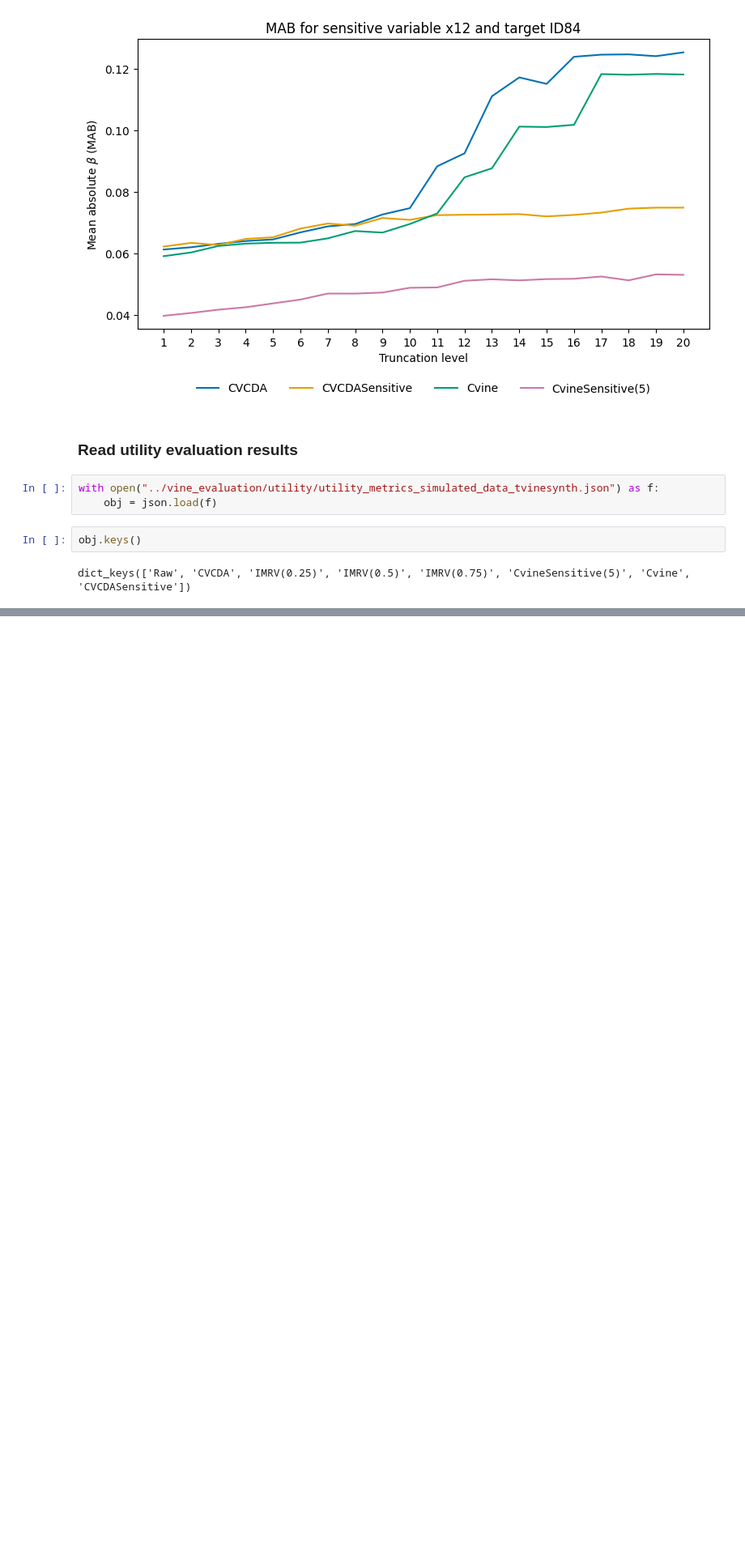
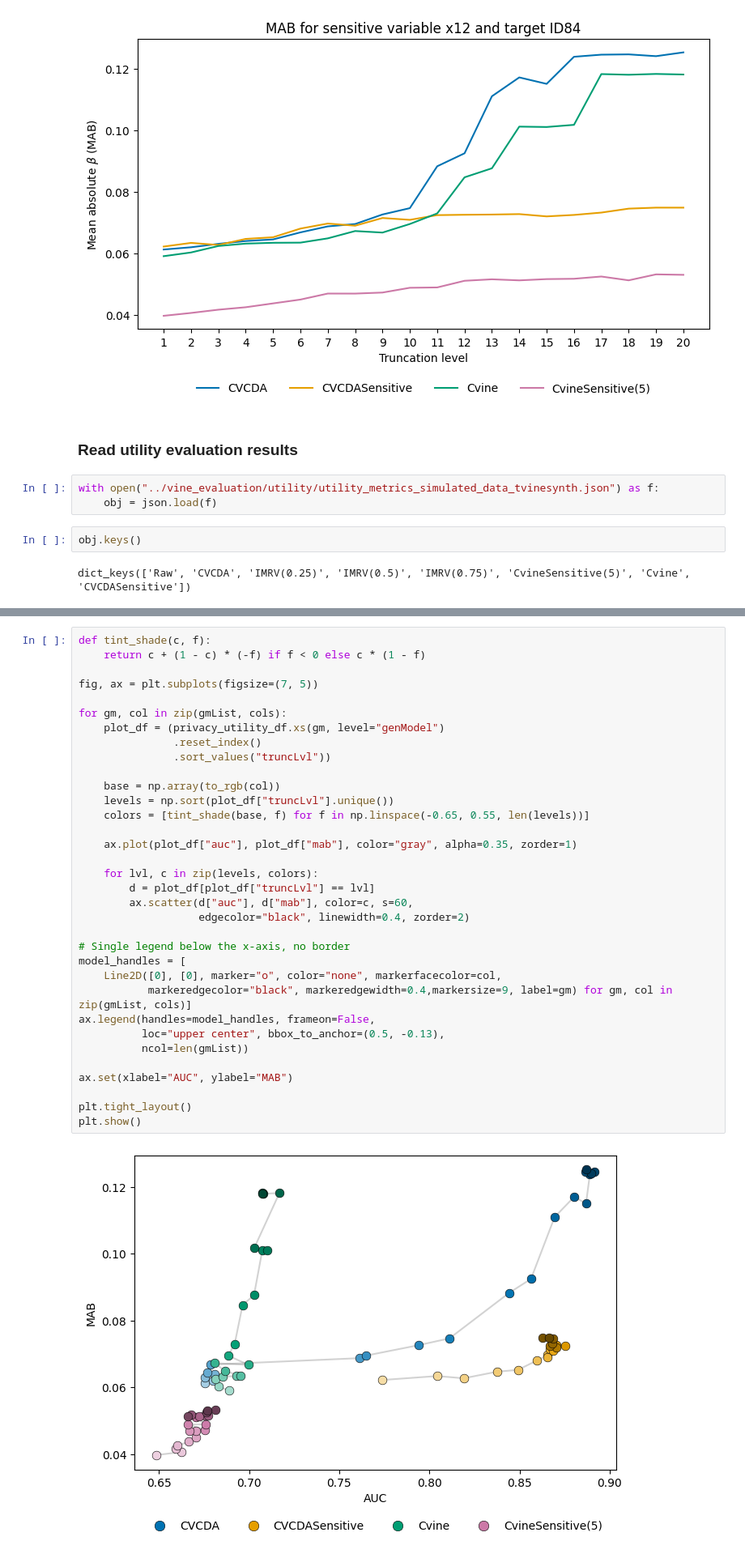
Before and after one commit to beritoksnes/synthetic_data_release, a Jupyter notebook: notebooks/vine_results.ipynb, the cells around one changed output, grey strips where cells are left out. Shown at 81% size. Saved outputs shown, nothing was run; the diff lists cells and outputs as text; blank space fills up the shorter version.

```diff
--- a/notebooks/vine_results.ipynb
+++ b/notebooks/vine_results.ipynb
@@ -112,0 +214,36 @@ plt.show()
+# %%
+def tint_shade(c, f):
+    return c + (1 - c) * (-f) if f < 0 else c * (1 - f)
+
+fig, ax = plt.subplots(figsize=(7, 5))
+
+for gm, col in zip(gmList, cols):
+    plot_df = (privacy_utility_df.xs(gm, level="genModel")
+               .reset_index()
+               .sort_values("truncLvl"))
+
+    base = np.array(to_rgb(col))
+    levels = np.sort(plot_df["truncLvl"].unique())
+    colors = [tint_shade(base, f) for f in np.linspace(-0.65, 0.55, len(levels))]
+
+    ax.plot(plot_df["auc"], plot_df["mab"], color="gray", alpha=0.35, zorder=1)
+
+    for lvl, c in zip(levels, colors):
+        d = plot_df[plot_df["truncLvl"] == lvl]
+        ax.scatter(d["auc"], d["mab"], color=c, s=60,
+                   edgecolor="black", linewidth=0.4, zorder=2)
+
+# Single legend below the x-axis, no border
+model_handles = [
+    Line2D([0], [0], marker="o", color="none", markerfacecolor=col,
+           markeredgecolor="black", markeredgewidth=0.4,markersize=9, label=gm) for gm, col in zip(gmList, cols)]
+ax.legend(handles=model_handles, frameon=False,
+          loc="upper center", bbox_to_anchor=(0.5, -0.13),
+          ncol=len(gmList))
+
+ax.set(xlabel="AUC", ylabel="MAB")
+
+plt.tight_layout()
+plt.show()
+# %% [output]
+[figure, added]
```
Also changed, not shown: parts of 22 cells of this notebook.
